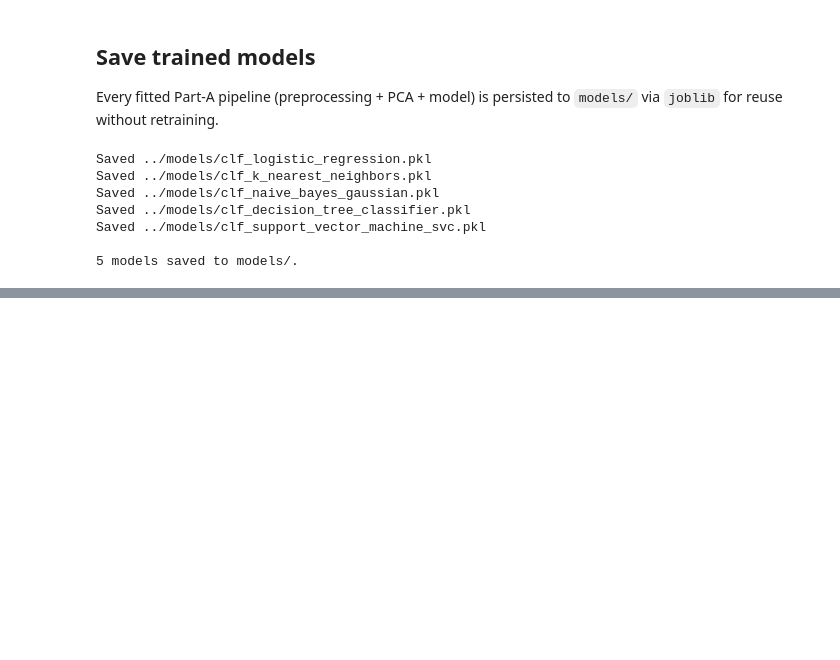
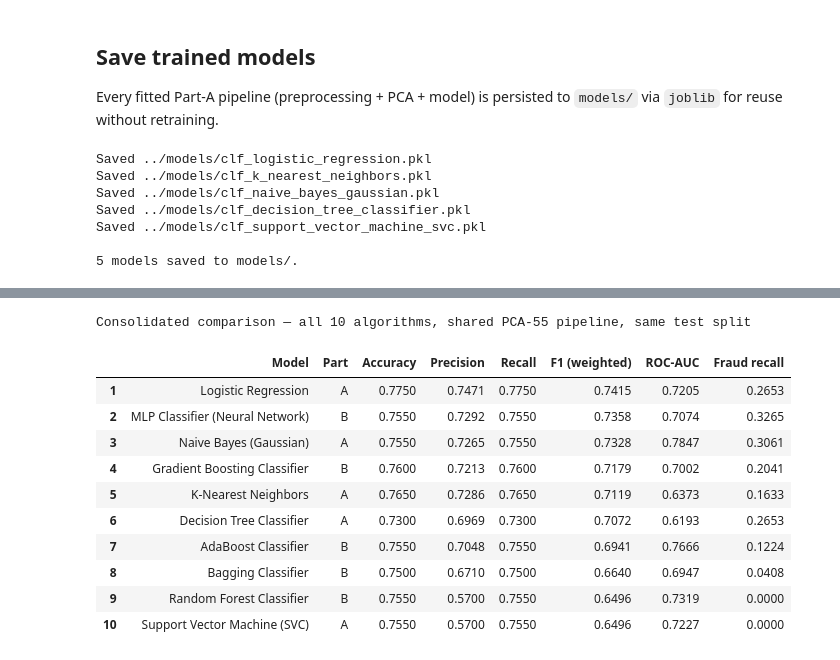
Before and after one commit to GVR2007/AI-risk-analysis, a Jupyter notebook: notebooks/classification.ipynb, the cells around one changed output, grey strips where cells are left out. Cells and saved outputs as stored; diff of their text form; code cells hidden in the pictures; blank space fills up the shorter version.

```diff
--- a/notebooks/classification.ipynb
+++ b/notebooks/classification.ipynb
@@ -555,0 +698,30 @@ Saved ../models/clf_support_vector_machine_svc.pkl
+# %%
+# Part-A results were computed in Section D; add the positive-class recall column to them
+# so both halves of the table carry identical columns.
+results_a_full = []
+for name, pipe in fitted_pipelines_a.items():
+    metrics, _, _ = evaluate_classifier(name, pipe)
+    results_a_full.append(metrics)
+
+results_all_df = pd.DataFrame(results_a_full + results_b)
+results_all_df.insert(1, 'Part', ['A'] * len(results_a_full) + ['B'] * len(results_b))
+results_all_df = results_all_df.sort_values('F1 (weighted)', ascending=False).reset_index(drop=True)
+results_all_df.index += 1
+
+metric_cols = ['Accuracy', 'Precision', 'Recall', 'F1 (weighted)', 'ROC-AUC', 'Fraud recall']
+results_all_df.style.format({c: '{:.4f}' for c in metric_cols}) \
+    .background_gradient(subset=['F1 (weighted)', 'ROC-AUC'], cmap='Greens') \
+    .set_caption('Consolidated comparison — all 10 algorithms, shared PCA-55 pipeline, same test split')
+# %% [output]
+Consolidated comparison — all 10 algorithms, shared PCA-55 pipeline, same test split
+|  | Model | Part | Accuracy | Precision | Recall | F1 (weighted) | ROC-AUC | Fraud recall |
+| 1 | Logistic Regression | A | 0.7750 | 0.7471 | 0.7750 | 0.7415 | 0.7205 | 0.2653 |
+| 2 | MLP Classifier (Neural Network) | B | 0.7550 | 0.7292 | 0.7550 | 0.7358 | 0.7074 | 0.3265 |
+| 3 | Naive Bayes (Gaussian) | A | 0.7550 | 0.7265 | 0.7550 | 0.7328 | 0.7847 | 0.3061 |
+| 4 | Gradient Boosting Classifier | B | 0.7600 | 0.7213 | 0.7600 | 0.7179 | 0.7002 | 0.2041 |
+| 5 | K-Nearest Neighbors | A | 0.7650 | 0.7286 | 0.7650 | 0.7119 | 0.6373 | 0.1633 |
+| 6 | Decision Tree Classifier | A | 0.7300 | 0.6969 | 0.7300 | 0.7072 | 0.6193 | 0.2653 |
+| 7 | AdaBoost Classifier | B | 0.7550 | 0.7048 | 0.7550 | 0.6941 | 0.7666 | 0.1224 |
+| 8 | Bagging Classifier | B | 0.7500 | 0.6710 | 0.7500 | 0.6640 | 0.6947 | 0.0408 |
+| 9 | Random Forest Classifier | B | 0.7550 | 0.5700 | 0.7550 | 0.6496 | 0.7319 | 0.0000 |
+| 10 | Support Vector Machine (SVC) | A | 0.7550 | 0.5700 | 0.7550 | 0.6496 | 0.7227 | 0.0000 |
```
Also changed, not shown: parts of 13 cells of this notebook.
